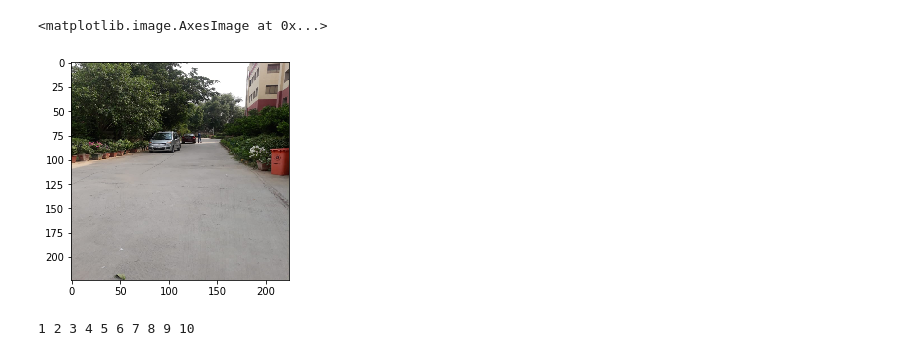
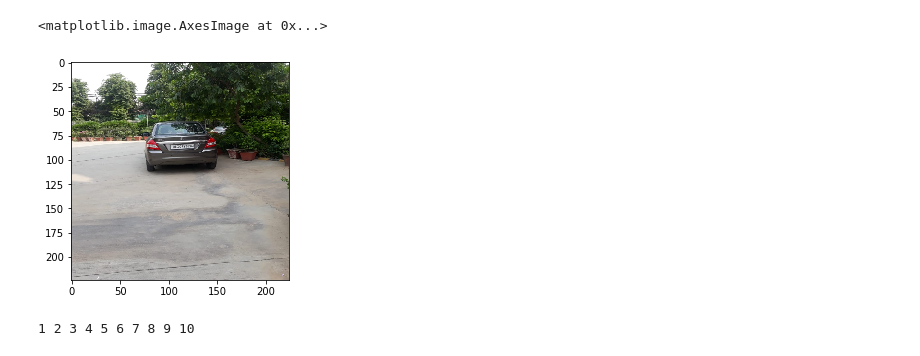
Before and after one commit to rasenganai/Illegal_Parking, a Jupyter notebook: image augmentations.ipynb, the cells around one changed output. Cells and saved outputs as stored; diff of their text form; code cells hidden in the pictures.

```diff
--- a/image augmentations.ipynb
+++ b/image augmentations.ipynb
@@ -10,11 +10,11 @@ with open("./labels_135.pickle","rb") as file:
     labels=pkl.load(file)
 # %%
-img=cv2.imread("./Data/images/IMG-20190708-WA0000.jpg")
+img=cv2.imread("../../illegal parking/images/IMG-20190708-WA0001.jpg")
 img=cv2.resize(img,(224,224))
 plt.imshow(cv2.cvtColor(img,cv2.COLOR_BGR2RGB))
 # %% [output]
 <matplotlib.image.AxesImage at 0x...>
-[figure, old version]
+[figure, new version]
 # %%
 #translation or cropping 1
 def translation(img,coor):
```
Also changed, not shown: parts of 22 cells of this notebook.
